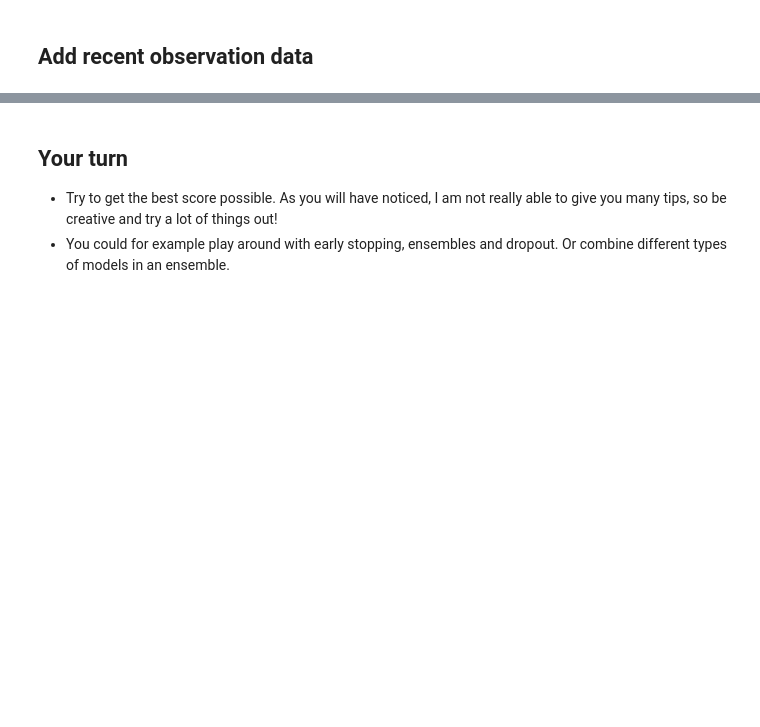
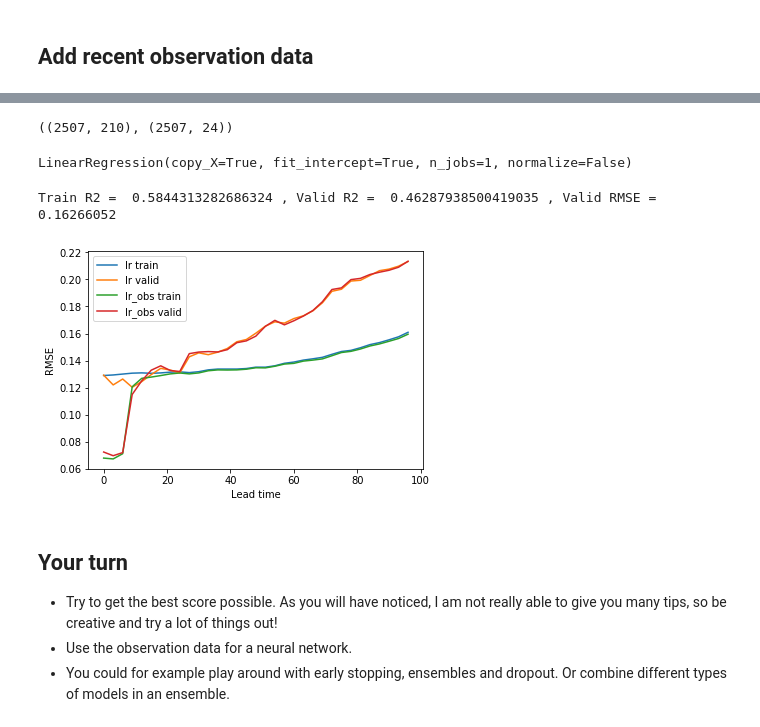
Before and after one commit to waves2weather/W2W-ML-Workshop, a Jupyter notebook: nb5_ml-windfarm.ipynb, the cells around one changed output, grey strips where cells are left out. Saved outputs shown, nothing was run; the diff lists cells and outputs as text; code cells hidden in the pictures; blank space fills up the shorter version.

```diff
--- a/nb5_ml-windfarm.ipynb
+++ b/nb5_ml-windfarm.ipynb
@@ -320,3 +305,8 @@ rmse(y_valid, nn.predict(X_valid, 10000))
 df = create_sub(nn.predict(X_test, 10000), 'nn_es.csv')
 # %% [markdown]
 ## Add recent observation data
+# %%
+mean, std = Xobs_train.mean(0), Xobs_train.std(0)
+Xobs_train = (Xobs_train - mean) / std
+Xobs_valid = (Xobs_valid - mean) / std
+Xobs_test = (Xobs_test - mean) / std
@@ -323,5 +317,34 @@ df = create_sub(nn.predict(X_test, 10000), 'nn_es.csv')
+# %%
+X_train.shape, Xobs_train.shape
+# %% [output]
+((2507, 210), (2507, 24))
+# %%
+Xobs_train[np.isnan(Xobs_train)] = np.nanmean(Xobs_train)
+Xobs_valid[np.isnan(Xobs_valid)] = np.nanmean(Xobs_train)
+Xobs_test[np.isnan(Xobs_test)] = np.nanmean(Xobs_train)
+# %%
+Xconcat_train = np.hstack([X_train, Xobs_train])
+Xconcat_valid = np.hstack([X_valid, Xobs_valid])
+Xconcat_test = np.hstack([X_test, Xobs_test])
+# %%
+lr_obs = LinearRegression()
+lr_obs.fit(Xconcat_train, y_train)
+# %% [output]
+LinearRegression(copy_X=True, fit_intercept=True, n_jobs=1, normalize=False)
+# %%
+print_scores(lr_obs, Xconcat_train, Xconcat_valid)
+# %% [output]
+Train R2 =  0.5844313282686324 , Valid R2 =  0.46287938500419035 , Valid RMSE =  0.16266052
+# %%
+plot_rmse_lead(y_train, lr.predict(X_train), 'lr train')
+plot_rmse_lead(y_valid, lr.predict(X_valid), 'lr valid')
+plot_rmse_lead(y_train, lr_obs.predict(Xconcat_train), 'lr_obs train')
+plot_rmse_lead(y_valid, lr_obs.predict(Xconcat_valid), 'lr_obs valid')
+# %% [output]
+[figure, added]
 # %% [markdown]
 ## Your turn
 
 - Try to get the best score possible. As you will have noticed, I am not really able to give you many tips, so be creative and try a lot of things out!
+- Use the observation data for a neural network.
 - You could for example play around with early stopping, ensembles and dropout. Or combine different types of models in an ensemble.
```
Also changed, not shown: parts of 6 cells of this notebook, 1 other file.
